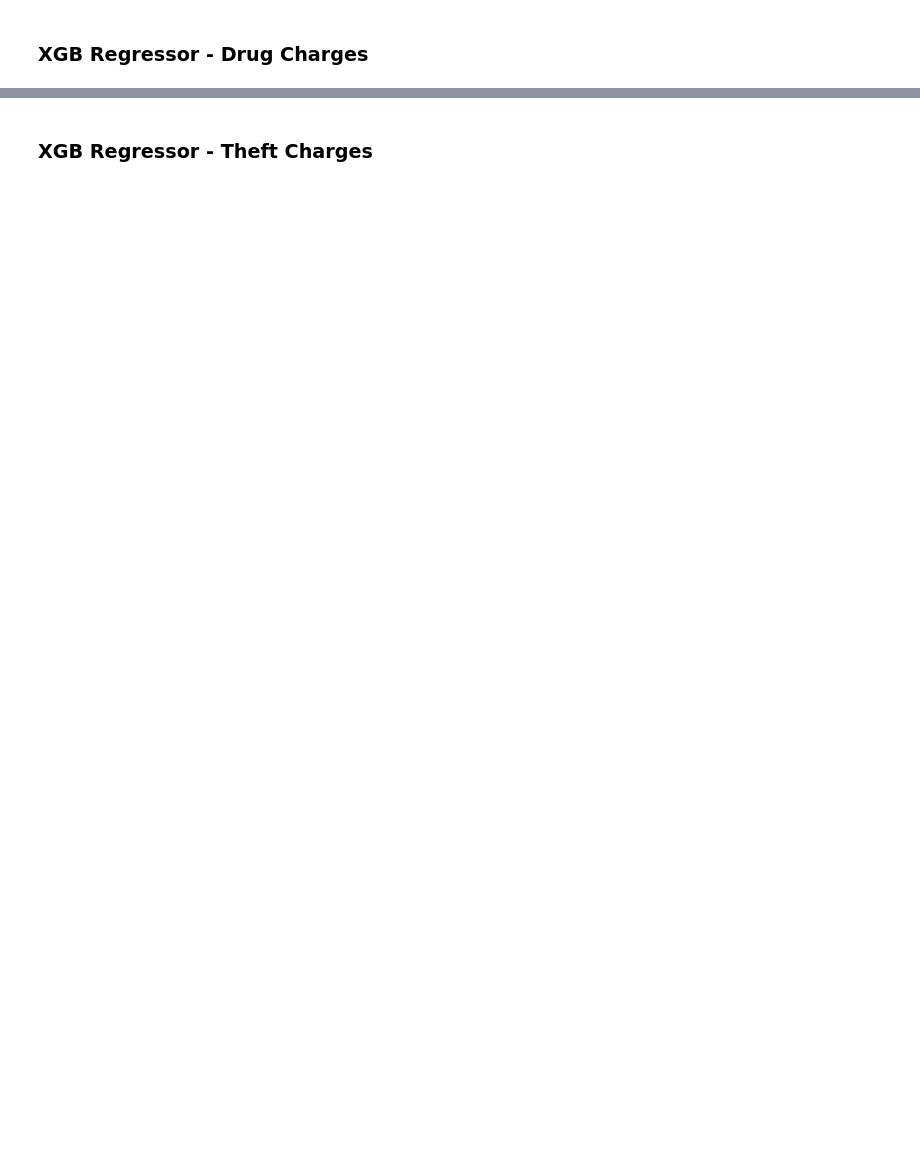
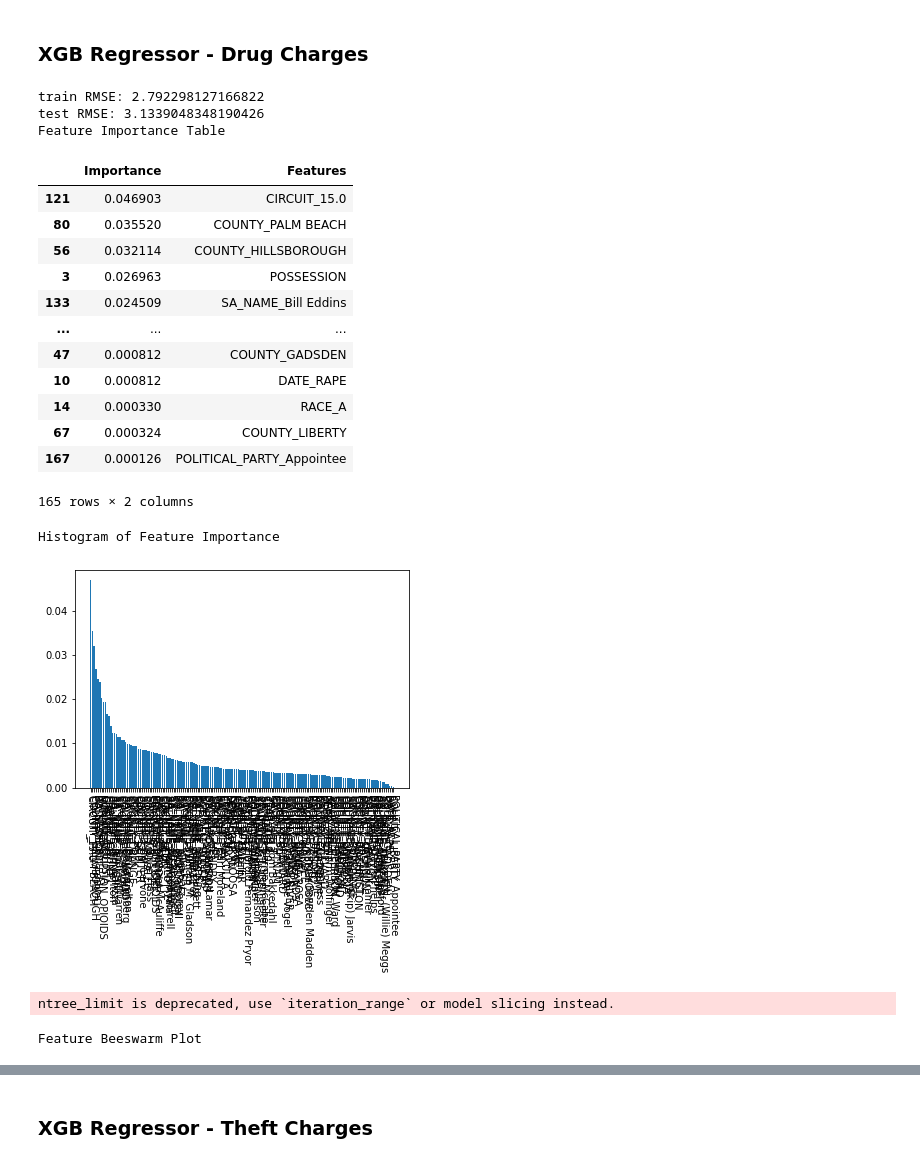
Before and after one commit to gargisundaram/FLSentencing_DABPProject, a Jupyter notebook: run.ipynb, the cells around one changed output, grey strips where cells are left out. Drawn from its saved outputs; the diff is of its cells as text; code cells hidden in the pictures; blank space fills up the shorter version.

```diff
--- a/run.ipynb
+++ b/run.ipynb
@@ -131,0 +425,29 @@ drug_off_tree = get_tree(drug_off_df, target = 'TERM_YEARS', paramdict = bag, mo
+# %%
+boost = {'max_depth':[8, 12],
+        'min_child_weight':[10, 20],
+        'alpha': [0.1, 0.2],
+        'colsample_bytree': [0.6, 0.75]}
+
+# XGB Regressors
+drug_off_tree = get_tree(drug_off_df, target = 'TERM_YEARS', paramdict = boost, model = XGBRegressor, seed=42)
+# %% [output]
+train RMSE: 2.792298127166822
+test RMSE: 3.1339048348190426
+Feature Importance Table
+|  | Importance | Features |
+| 121 | 0.046903 | CIRCUIT_15.0 |
+| 80 | 0.035520 | COUNTY_PALM BEACH |
+| 56 | 0.032114 | COUNTY_HILLSBOROUGH |
+| 3 | 0.026963 | POSSESSION |
+| 133 | 0.024509 | SA_NAME_Bill Eddins |
+| ... | ... | ... |
+| 47 | 0.000812 | COUNTY_GADSDEN |
+| 10 | 0.000812 | DATE_RAPE |
+| 14 | 0.000330 | RACE_A |
+| 67 | 0.000324 | COUNTY_LIBERTY |
+| 167 | 0.000126 | POLITICAL_PARTY_Appointee |
+165 rows × 2 columns
+Histogram of Feature Importance
+[figure, added]
+ntree_limit is deprecated, use `iteration_range` or model slicing instead.
+Feature Beeswarm Plot
```
Also changed, not shown: parts of 16 cells of this notebook.
